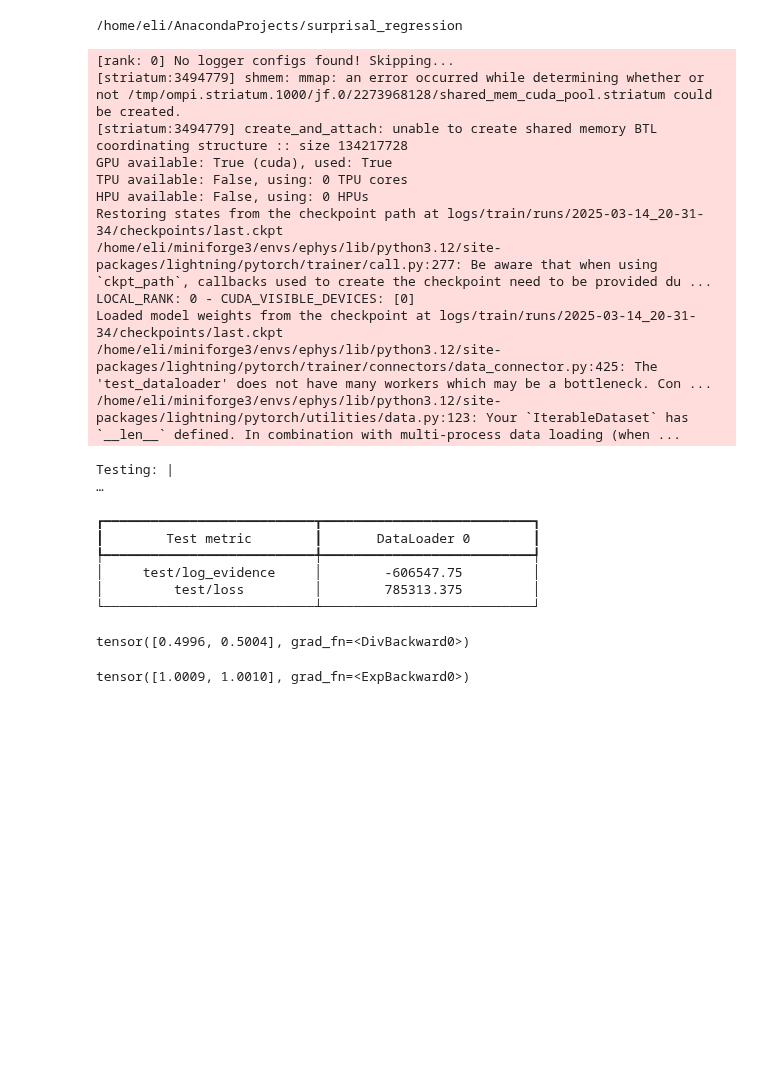
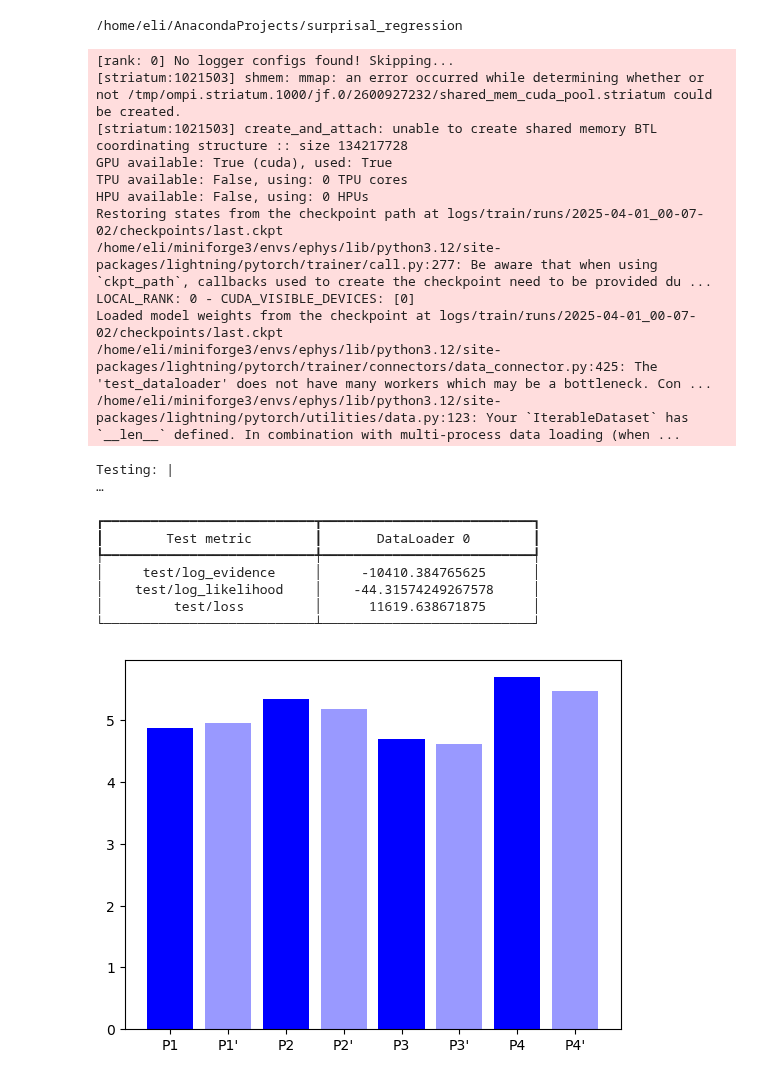
Before and after one commit to BastosLab/surprisal_regression, a Jupyter notebook: notebooks/C31-ses-230707/PFC/ablate_all.ipynb, the cells around one changed output. Drawn from its saved outputs; the diff is of its cells as text; code cells hidden in the pictures; blank space fills up the shorter version.

Commit message:
notebooks.C31-ses-230707.PFC: 3802 nats evidence against surprise in PFC
Signed-off-by: Eli Sennesh <eli.sennesh@vanderbilt.edu>

```diff
--- a/notebooks/C31-ses-230707/PFC/ablate_all.ipynb
+++ b/notebooks/C31-ses-230707/PFC/ablate_all.ipynb
@@ -15,35 +18,70 @@ from src.models.components.linear_regression import TrialwiseLinearRegression
 import src.eval as evaluation
 # %%
 with hydra.initialize(version_base="1.3", config_path="../../../configs", job_name="eval"):
-    cfg = hydra.compose(config_name="eval.yaml", overrides=["ckpt_path=logs/train/runs/2025-03-14_20-31-34/checkpoints/last.ckpt", "data.session_path=/mnt/data/surprisal_coding/epoched/glo_mua_epoched_13.mat",
+    cfg = hydra.compose(config_name="eval.yaml", overrides=["ckpt_path=logs/train/runs/2025-04-01_00-07-02/checkpoints/last.ckpt", "data.session_path=/mnt/data/surprisal_coding/epoched/glo_mua_epoched_13.mat",
                         "data.area=PFC", "model.importance.ablations=['surprise','repetition']"], return_hydra_config=True)
     hydra.core.hydra_config.HydraConfig.instance().set_config(cfg)
     _, objects = evaluation.evaluate(cfg)
 # %% [output]
 [rank: 0] No logger configs found! Skipping...
-[striatum:3494779] shmem: mmap: an error occurred while determining whether or not /tmp/ompi.striatum.1000/jf.0/2273968128/shared_mem_cuda_pool.striatum could be created.
-[striatum:3494779] create_and_attach: unable to create shared memory BTL coordinating structure :: size 134217728
+[striatum:1021503] shmem: mmap: an error occurred while determining whether or not /tmp/ompi.striatum.1000/jf.0/2600927232/shared_mem_cuda_pool.striatum could be created.
+[striatum:1021503] create_and_attach: unable to create shared memory BTL coordinating structure :: size 134217728
 GPU available: True (cuda), used: True
 TPU available: False, using: 0 TPU cores
 HPU available: False, using: 0 HPUs
-Restoring states from the checkpoint path at logs/train/runs/2025-03-14_20-31-34/checkpoints/last.ckpt
+Restoring states from the checkpoint path at logs/train/runs/2025-04-01_00-07-02/checkpoints/last.ckpt
 /home/eli/miniforge3/envs/ephys/lib/python3.12/site-packages/lightning/pytorch/trainer/call.py:277: Be aware that when using `ckpt_path`, callbacks used to create the checkpoint need to be provided du ...
 LOCAL_RANK: 0 - CUDA_VISIBLE_DEVICES: [0]
-Loaded model weights from the checkpoint at logs/train/runs/2025-03-14_20-31-34/checkpoints/last.ckpt
+Loaded model weights from the checkpoint at logs/train/runs/2025-04-01_00-07-02/checkpoints/last.ckpt
 /home/eli/miniforge3/envs/ephys/lib/python3.12/site-packages/lightning/pytorch/trainer/connectors/data_connector.py:425: The 'test_dataloader' does not have many workers which may be a bottleneck. Con ...
 /home/eli/miniforge3/envs/ephys/lib/python3.12/site-packages/lightning/pytorch/utilities/data.py:123: Your `IterableDataset` has `__len__` defined. In combination with multi-process data loading (when ...
 Testing: |                                                                                                    …
 ┏━━━━━━━━━━━━━━━━━━━━━━━━━━━┳━━━━━━━━━━━━━━━━━━━━━━━━━━━┓
 ┃        Test metric        ┃       DataLoader 0        ┃
 ┡━━━━━━━━━━━━━━━━━━━━━━━━━━━╇━━━━━━━━━━━━━━━━━━━━━━━━━━━┩
-│     test/log_evidence     │        -606547.75         │
-│         test/loss         │        785313.375         │
+│     test/log_evidence     │     -10410.384765625      │
+│    test/log_likelihood    │    -44.31574249267578     │
+│         test/loss         │      11619.638671875      │
 └───────────────────────────┴───────────────────────────┘
-# %%
-objects['model'].importance.angle_alpha
-# %% [output]
-tensor([0.4996, 0.5004], grad_fn=<DivBackward0>)
-# %%
-objects['model'].importance.selectivity_q_log_scale.exp()
-# %% [output]
-tensor([1.0009, 1.0010], grad_fn=<ExpBackward0>)
+# %%
+with torch.no_grad():
+    originals = []
+    reconstructions = []
+    regressor = []
+
+    for b, (muae, regressors) in tqdm(enumerate(objects['datamodule'].test_dataloader())):
+        _, predictions, _, trace = objects['model'].model_step((muae, regressors))
+
+        originals.append(muae)
+        reconstructions.append(predictions.mean(dim=0))
+        regressor.append(regressors)
+
+    originals = torch.cat(originals, dim=0)
+    reconstructions = torch.cat(reconstructions, dim=0)
+    regressors = torch.cat(regressor, dim=0)
+# %%
+def lo_trials():
+    return torch.isclose(regressors[:, :, 3], -torch.tensor([[1, 1, 1, 0.8]], dtype=torch.double).log2()).all(dim=-1).argwhere().flatten(0, 1)
+
+def go_trials():
+    return torch.isclose(regressors[:, :, 3], -torch.tensor([[1, 1, 1, 0.2]], dtype=torch.double).log2()).all(dim=-1).argwhere().flatten(0, 1)
+
+def rndctrl_trials():
+    return torch.isclose(regressors[:, :, 3], -torch.tensor([[0.5, 0.5, 0.5, 0.5]], dtype=torch.double).log2()).all(dim=-1).argwhere().flatten(0, 1)
+
+def seqctrl_trials():
+    return torch.isclose(regressors[:, :, 3], -torch.tensor([[1., 1., 1., 1.]], dtype=torch.double).log2()).all(dim=-1).argwhere().flatten(0, 1)
+# %%
+def comparison_plot(trials):
+    heights = []
+    all_originals = originals[trials, :].mean(dim=0)
+    all_reconstructions = reconstructions[trials, :].mean(dim=0)
+
+    for p in range(4):
+        heights = heights + [all_originals[p].item(), all_reconstructions[p].item()]
+
+    plt.bar(["P1", "P1'", "P2", "P2'", "P3", "P3'", "P4", "P4'"], heights, color=[('b', 1.), ('b', 0.4), ('b', 1.), ('b', 0.4), ('b', 1.), ('b', 0.4), ('b', 1.), ('b', 0.4)])
+# %%
+comparison_plot(lo_trials())
+# %% [output]
+[figure, added]
```
Also changed, not shown: parts of 4 cells of this notebook, 7 other files.
